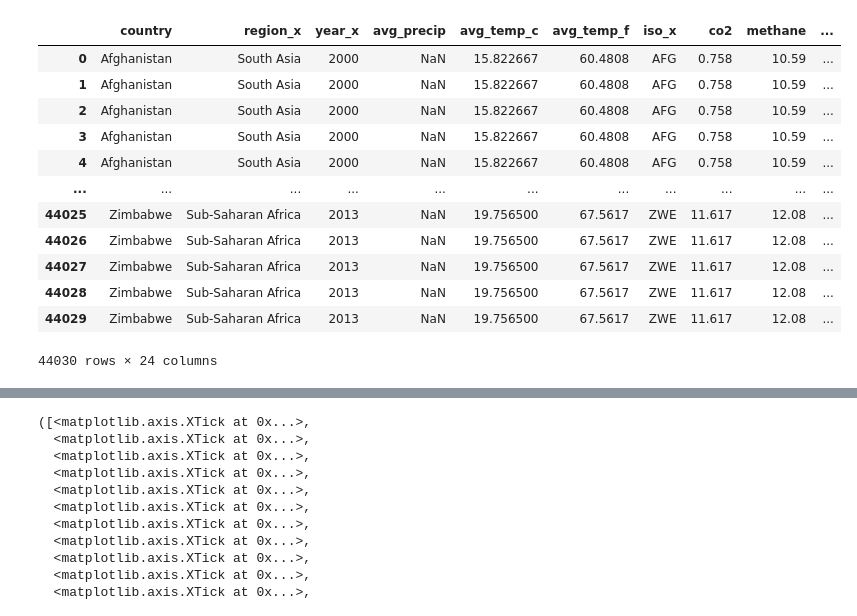
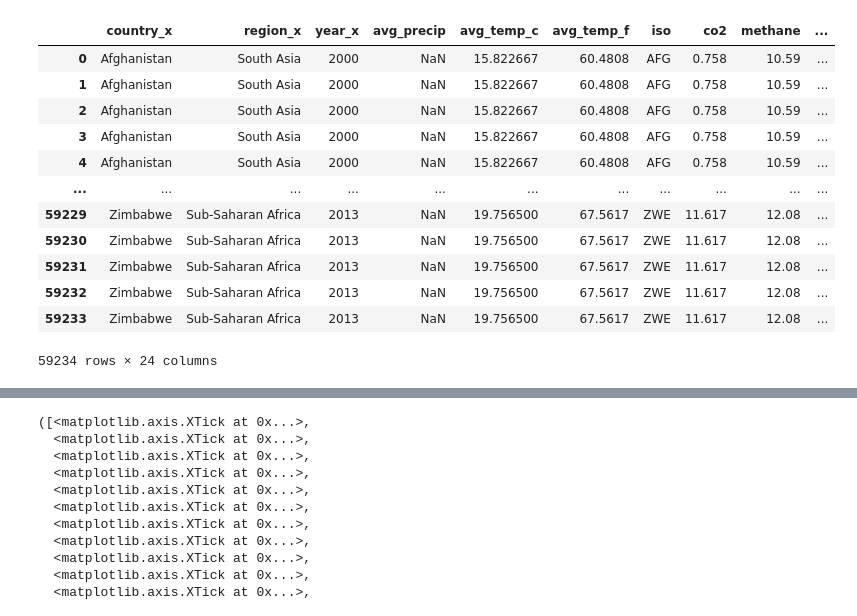
Before and after one commit to moriahtaylor1/climate-change-analysis, a Jupyter notebook: extreme_weather.ipynb, the cells around one changed output, grey strips where cells are left out. Saved outputs shown, nothing was run; the diff lists cells and outputs as text; code cells hidden in the pictures.

```diff
--- a/extreme_weather.ipynb
+++ b/extreme_weather.ipynb
@@ -8,30 +8,30 @@ import numpy as np
 # %%
 # Study data files
 question4_df_path = "data/question4_df.csv"
 disasters_clean_path = "data/disasters_clean.csv"
 
 # Read the mouse data and the study results
 question4_dfdata = pd.read_csv(question4_df_path)
 disasters_cleandata   = pd.read_csv(disasters_clean_path)
 
 # Combine the data into a single dataset
-combined_q4_data = pd.merge(question4_dfdata, disasters_cleandata, on="country")
+combined_q4_data = pd.merge(question4_dfdata, disasters_cleandata, on="iso")
 
 # Display the data table for preview
 combined_q4_data
 # %% [output]
-|  | country | region_x | year_x | avg_precip | avg_temp_c | avg_temp_f | iso_x | co2 | methane | ... |
+|  | country_x | region_x | year_x | avg_precip | avg_temp_c | avg_temp_f | iso | co2 | methane | ... |
 | 0 | Afghanistan | South Asia | 2000 | NaN | 15.822667 | 60.4808 | AFG | 0.758 | 10.59 | ... |
 | 1 | Afghanistan | South Asia | 2000 | NaN | 15.822667 | 60.4808 | AFG | 0.758 | 10.59 | ... |
 | 2 | Afghanistan | South Asia | 2000 | NaN | 15.822667 | 60.4808 | AFG | 0.758 | 10.59 | ... |
 | 3 | Afghanistan | South Asia | 2000 | NaN | 15.822667 | 60.4808 | AFG | 0.758 | 10.59 | ... |
 | 4 | Afghanistan | South Asia | 2000 | NaN | 15.822667 | 60.4808 | AFG | 0.758 | 10.59 | ... |
 | ... | ... | ... | ... | ... | ... | ... | ... | ... | ... | ... |
-| 44025 | Zimbabwe | Sub-Saharan Africa | 2013 | NaN | 19.756500 | 67.5617 | ZWE | 11.617 | 12.08 | ... |
-| 44026 | Zimbabwe | Sub-Saharan Africa | 2013 | NaN | 19.756500 | 67.5617 | ZWE | 11.617 | 12.08 | ... |
-| 44027 | Zimbabwe | Sub-Saharan Africa | 2013 | NaN | 19.756500 | 67.5617 | ZWE | 11.617 | 12.08 | ... |
-| 44028 | Zimbabwe | Sub-Saharan Africa | 2013 | NaN | 19.756500 | 67.5617 | ZWE | 11.617 | 12.08 | ... |
-| 44029 | Zimbabwe | Sub-Saharan Africa | 2013 | NaN | 19.756500 | 67.5617 | ZWE | 11.617 | 12.08 | ... |
+| 59229 | Zimbabwe | Sub-Saharan Africa | 2013 | NaN | 19.756500 | 67.5617 | ZWE | 11.617 | 12.08 | ... |
+| 59230 | Zimbabwe | Sub-Saharan Africa | 2013 | NaN | 19.756500 | 67.5617 | ZWE | 11.617 | 12.08 | ... |
+| 59231 | Zimbabwe | Sub-Saharan Africa | 2013 | NaN | 19.756500 | 67.5617 | ZWE | 11.617 | 12.08 | ... |
+| 59232 | Zimbabwe | Sub-Saharan Africa | 2013 | NaN | 19.756500 | 67.5617 | ZWE | 11.617 | 12.08 | ... |
+| 59233 | Zimbabwe | Sub-Saharan Africa | 2013 | NaN | 19.756500 | 67.5617 | ZWE | 11.617 | 12.08 | ... |
-44030 rows × 24 columns
+59234 rows × 24 columns
 # %%
 #Check what countries
```
Also changed, not shown: parts of 3 cells of this notebook, 1 other file.
